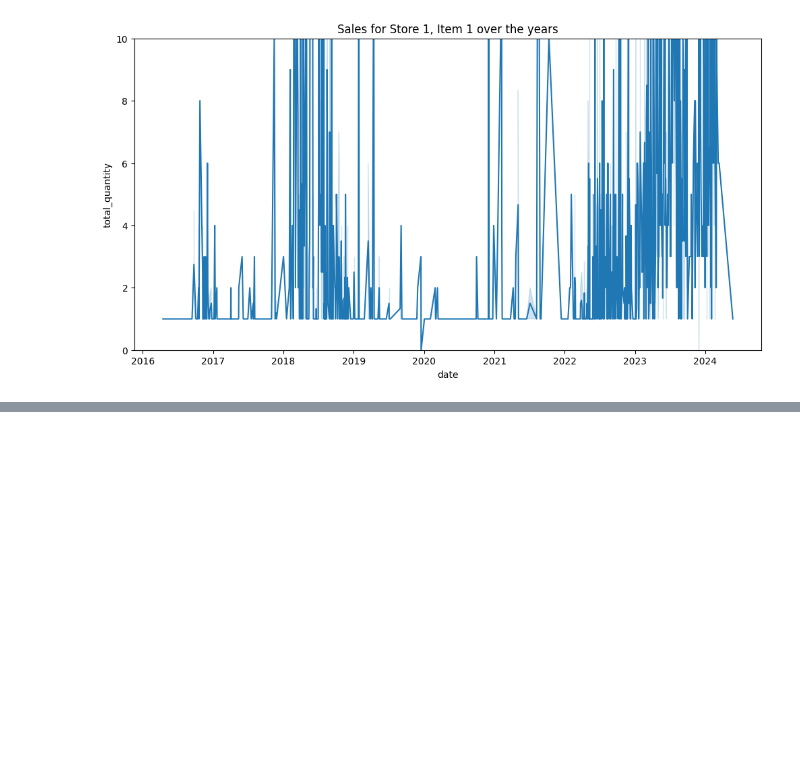
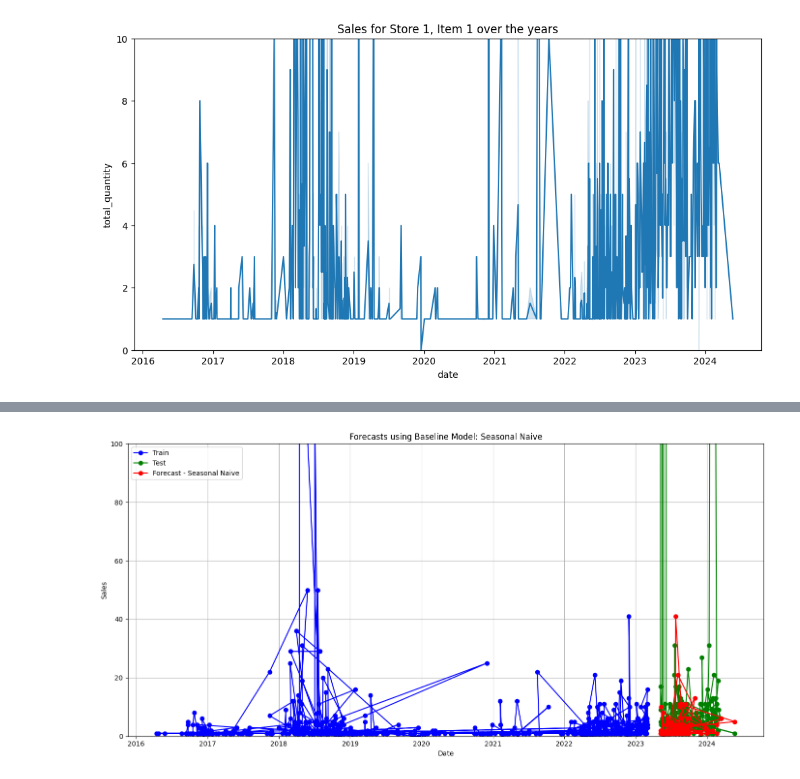
Before and after one commit to PGPradhan/Sales-Forecasting, a Jupyter notebook: Sales_Forcasting_Methods.ipynb, the cells around one changed output, grey strips where cells are left out. Cells and saved outputs as stored; diff of their text form; code cells hidden in the pictures; blank space fills up the shorter version.

```diff
--- a/Sales_Forcasting_Methods.ipynb
+++ b/Sales_Forcasting_Methods.ipynb
@@ -230,0 +294,15 @@ from sklearn.feature_selection import f_regression
+# %%
+plt.figure(figsize=(14, 7))
+plt.plot(train_df1['date'], train_df1['total_quantity'], label='Train', linestyle='-', marker='o', color='b')
+plt.plot(test_df1['date'], test_df1['total_quantity'], label='Test', linestyle='-', marker='o', color='g')
+plt.plot(sn_pred_df['date'], sn_pred_df['seasonal_naive_sales'], label='Forecast - Seasonal Naive', linestyle='-', marker='o', color='r')
+plt.legend(loc='upper left', fontsize='medium')
+plt.xlabel('Date')
+plt.ylabel('Sales')
+plt.title('Forecasts using Baseline Model: Seasonal Naive')
+plt.grid(True)
+plt.ylim(0, 100)
+plt.tight_layout()
+plt.show()
+# %% [output]
+[figure, added]
```
Also changed, not shown: parts of 29 cells of this notebook.
